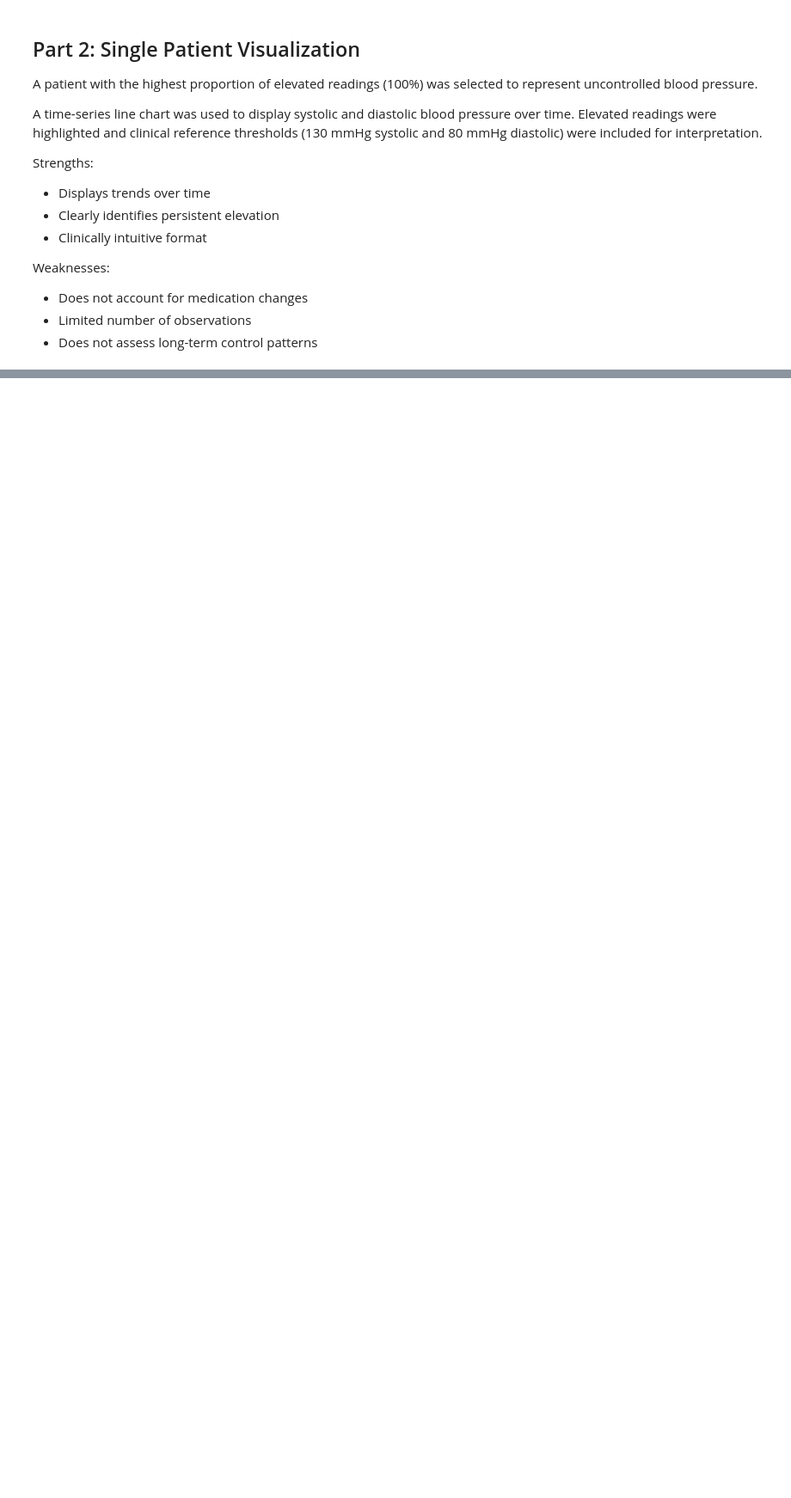
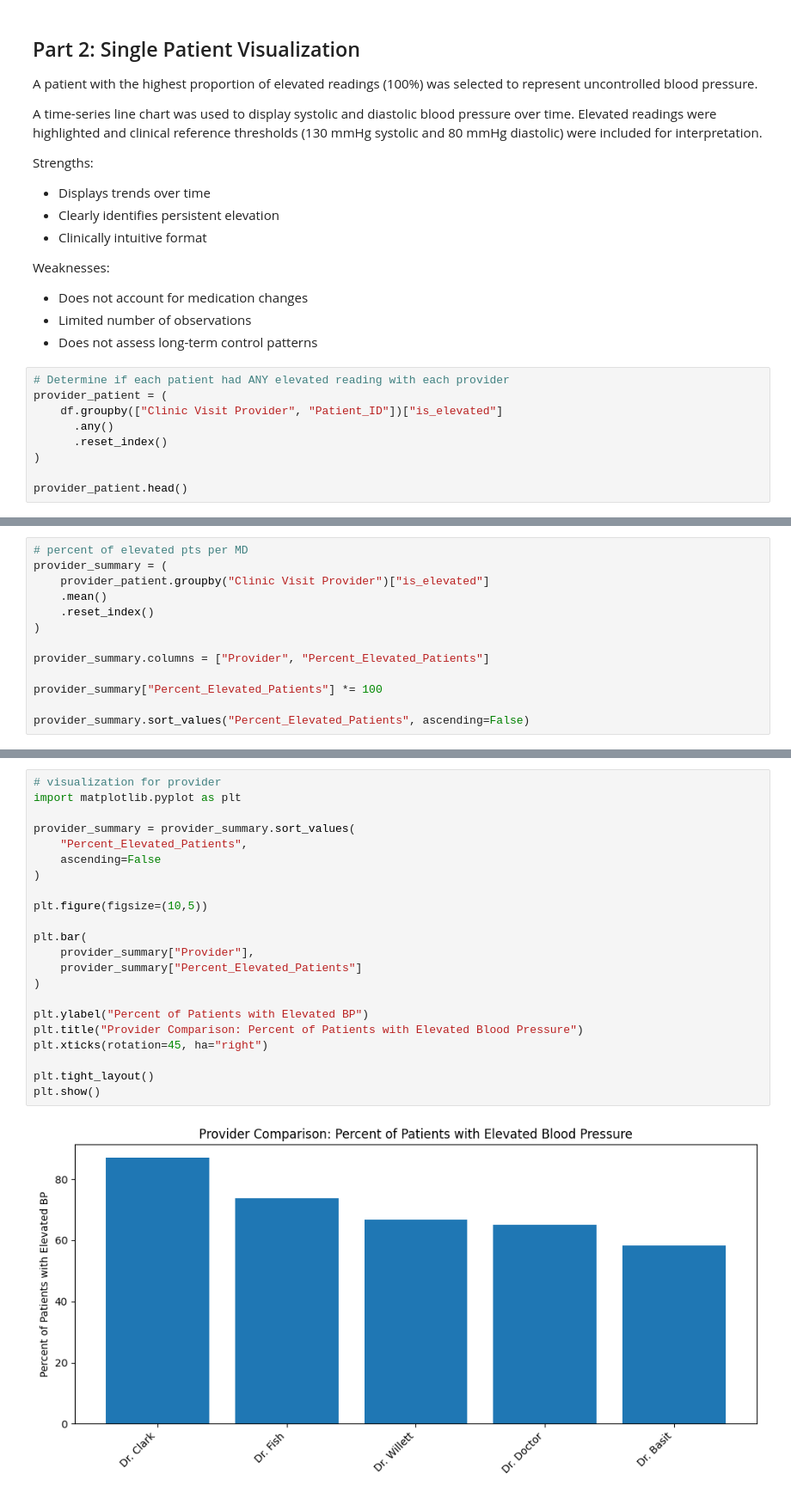
Before and after one commit to nwiggs/blood-pressure-analysis, a Jupyter notebook: blood_pressure_analysis.ipynb, the cells around one changed output, grey strips where cells are left out. Shown at 86% size. Drawn from its saved outputs; the diff is of its cells as text; blank space fills up the shorter version.

Commit message:
part 3 visualization provider

```diff
--- a/blood_pressure_analysis.ipynb
+++ b/blood_pressure_analysis.ipynb
@@ -215,3 +215,12 @@ Weaknesses:
 - Does not account for medication changes
 - Limited number of observations
 - Does not assess long-term control patterns
+# %%
+# Determine if each patient had ANY elevated reading with each provider
+provider_patient = (
+    df.groupby(["Clinic Visit Provider", "Patient_ID"])["is_elevated"]
+      .any()
+      .reset_index()
+)
+
+provider_patient.head()
@@ -217,0 +234,13 @@ Weaknesses:
+# %%
+# percent of elevated pts per MD
+provider_summary = (
+    provider_patient.groupby("Clinic Visit Provider")["is_elevated"]
+    .mean()
+    .reset_index()
+)
+
+provider_summary.columns = ["Provider", "Percent_Elevated_Patients"]
+
+provider_summary["Percent_Elevated_Patients"] *= 100
+
+provider_summary.sort_values("Percent_Elevated_Patients", ascending=False)
@@ -217,0 +254,24 @@ Weaknesses:
+# %%
+# visualization for provider
+import matplotlib.pyplot as plt
+
+provider_summary = provider_summary.sort_values(
+    "Percent_Elevated_Patients",
+    ascending=False
+)
+
+plt.figure(figsize=(10,5))
+
+plt.bar(
+    provider_summary["Provider"],
+    provider_summary["Percent_Elevated_Patients"]
+)
+
+plt.ylabel("Percent of Patients with Elevated BP")
+plt.title("Provider Comparison: Percent of Patients with Elevated Blood Pressure")
+plt.xticks(rotation=45, ha="right")
+
+plt.tight_layout()
+plt.show()
+# %% [output]
+[figure, added]
```
Also changed, not shown: parts of 3 cells of this notebook.
